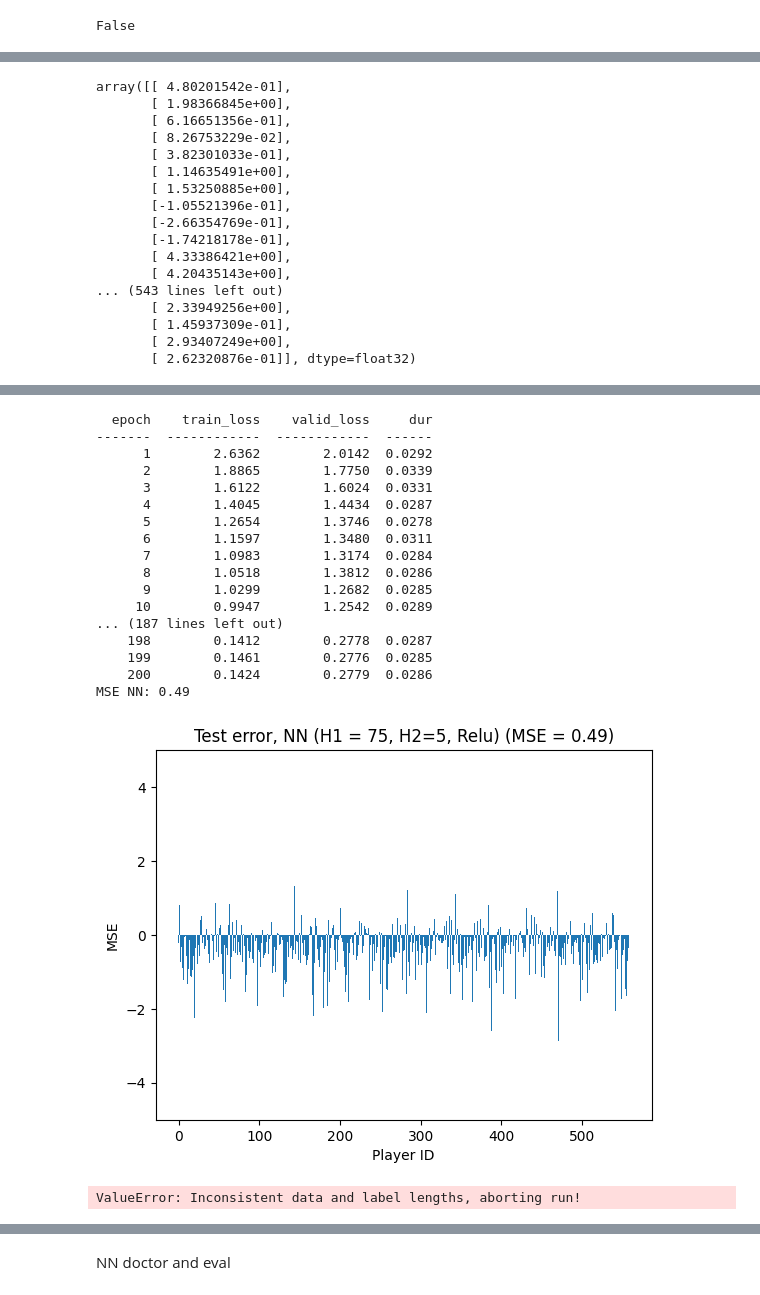
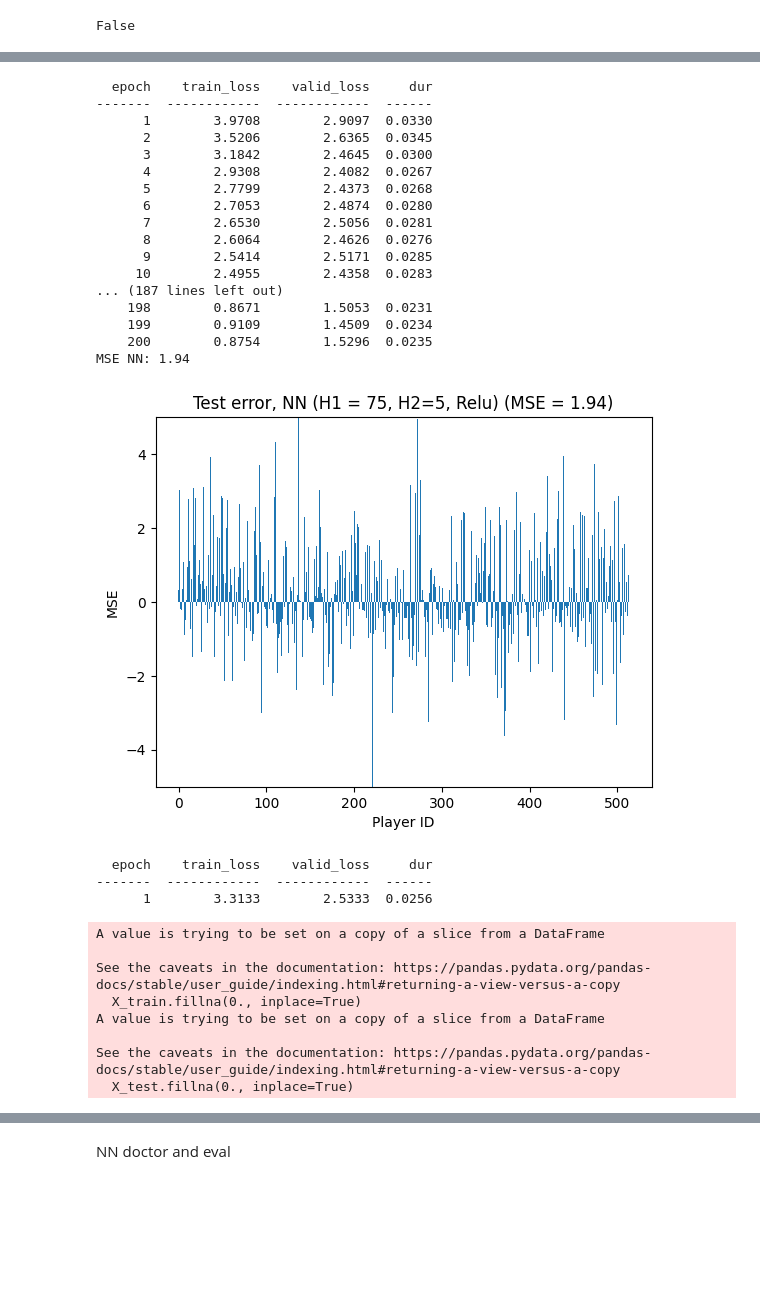
Before and after one commit to auto-d/moneyball-ml, a Jupyter notebook: eda.ipynb, the cells around one changed output, grey strips where cells are left out. Saved outputs shown, nothing was run; the diff lists cells and outputs as text; code cells hidden in the pictures; blank space fills up the shorter version.

```diff
--- a/eda.ipynb
+++ b/eda.ipynb
@@ -646,23 +613,3 @@ ValueError: Inconsistent data and label lengths, aborting run!
-# %%
-preds
-# %% [output]
-array([[ 4.80201542e-01],
-       [ 1.98366845e+00],
-       [ 6.16651356e-01],
-       [ 8.26753229e-02],
-       [ 3.82301033e-01],
-       [ 1.14635491e+00],
-       [ 1.53250885e+00],
-       [-1.05521396e-01],
-       [-2.66354769e-01],
-       [-1.74218178e-01],
-       [ 4.33386421e+00],
-       [ 4.20435143e+00],
-... (543 lines left out)
-       [ 2.33949256e+00],
-       [ 1.45937309e-01],
-       [ 2.93407249e+00],
-       [ 2.62320876e-01]], dtype=float32)
 # %%
 dsets = [(True, False), (True, True), (False, True)]
 
@@ -679,7 +626,8 @@ for dset in dsets:
             max_epochs=200,
             lr=0.001,
             module__n_input=nn_input_size,
-            module__n_hidden1=75,
+            module__n_hidden1=10,
+            module__n_hidden2=5,
             batch_size=5,
             iterator_train__shuffle=True)
 
@@ -720,19 +668,29 @@ MSE NN: 0.52
   epoch    train_loss    valid_loss     dur
 -------  ------------  ------------  ------
-      1        2.6362        2.0142  0.0292
-      2        1.8865        1.7750  0.0339
-      3        1.6122        1.6024  0.0331
-      4        1.4045        1.4434  0.0287
-      5        1.2654        1.3746  0.0278
-      6        1.1597        1.3480  0.0311
-      7        1.0983        1.3174  0.0284
-      8        1.0518        1.3812  0.0286
-      9        1.0299        1.2682  0.0285
-     10        0.9947        1.2542  0.0289
+      1        3.9708        2.9097  0.0330
+      2        3.5206        2.6365  0.0345
+      3        3.1842        2.4645  0.0300
+      4        2.9308        2.4082  0.0267
+      5        2.7799        2.4373  0.0268
+      6        2.7053        2.4874  0.0280
+      7        2.6530        2.5056  0.0281
+      8        2.6064        2.4626  0.0276
+      9        2.5414        2.5171  0.0285
+     10        2.4955        2.4358  0.0283
 ... (187 lines left out)
-    198        0.1412        0.2778  0.0287
-    199        0.1461        0.2776  0.0285
-    200        0.1424        0.2779  0.0286
-MSE NN: 0.49
+    198        0.8671        1.5053  0.0231
+    199        0.9109        1.4509  0.0234
+    200        0.8754        1.5296  0.0235
+MSE NN: 1.94
-[figure, old version]
+[figure, new version]
-ValueError: Inconsistent data and label lengths, aborting run!
+  epoch    train_loss    valid_loss     dur
+-------  ------------  ------------  ------
+      1        3.3133        2.5333  0.0256
+A value is trying to be set on a copy of a slice from a DataFrame
+
+See the caveats in the documentation: https://pandas.pydata.org/pandas-docs/stable/user_guide/indexing.html#returning-a-view-versus-a-copy
+  X_train.fillna(0., inplace=True)
+A value is trying to be set on a copy of a slice from a DataFrame
+
+See the caveats in the documentation: https://pandas.pydata.org/pandas-docs/stable/user_guide/indexing.html#returning-a-view-versus-a-copy
+  X_test.fillna(0., inplace=True)
```
Also changed, not shown: parts of 18 cells of this notebook, 2 other files.
